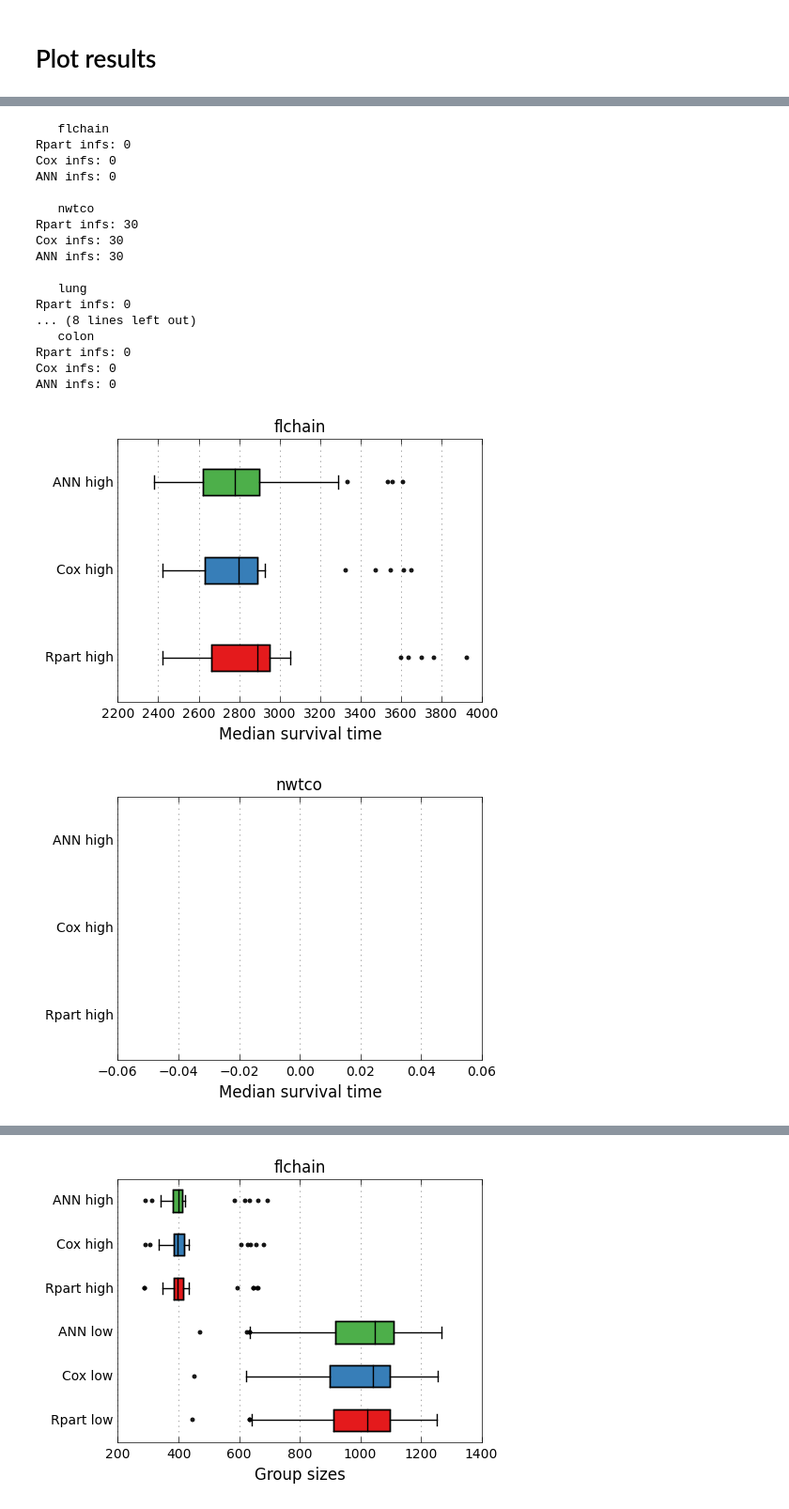
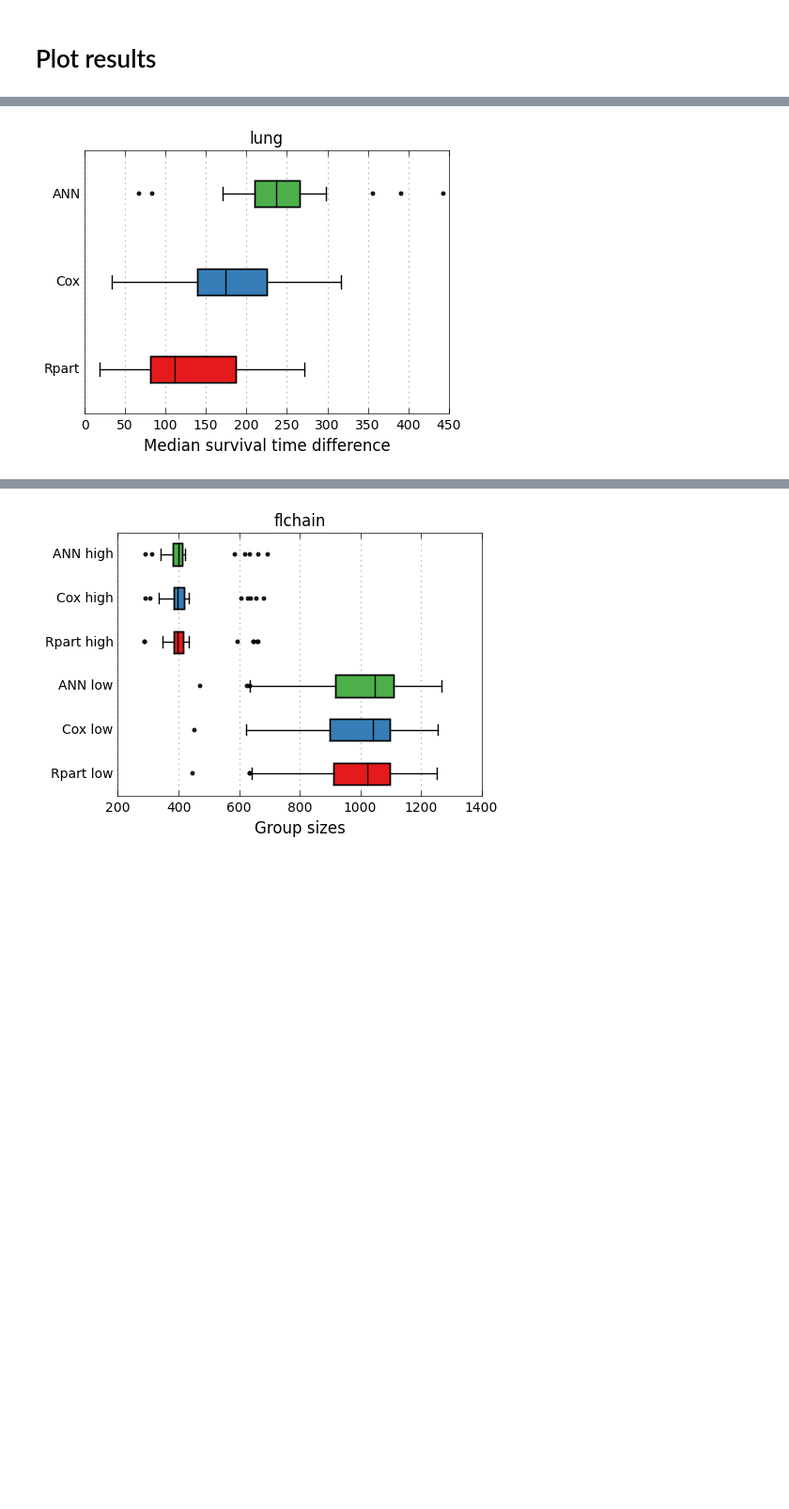
Before and after one commit to spacecowboy/article-annriskgroups-source, a Jupyter notebook: CrossVal.ipynb, the cells around one changed output, grey strips where cells are left out. Shown at 94% size. Saved outputs shown, nothing was run; the diff lists cells and outputs as text; code cells hidden in the pictures; blank space fills up the shorter version.

Commit message:
Median surv time diff
Signed-off-by: Jonas Kalderstam <jonas@kalderstam.se>

```diff
--- a/CrossVal.ipynb
+++ b/CrossVal.ipynb
@@ -257,16 +379,14 @@ for i in range(1, 7):
 # %%
-# Median survival
+# Median survival difference, only applicable to lung
 for dname, _df in datasets.items():
-    labels = [n + " high" for n in ['Rpart', 'Cox', 'ANN']]
+    if dname != 'lung':
+        continue
 
     rpart_box = []
     cox_box = []
     ann_box = []
 
-    # Also keep track of when no median can be calculated
-    ann_inf = 0
-    cox_inf = 0
-    rpart_inf = 0
+    labels = [n for n in ['Rpart', 'Cox', 'ANN']]
 
     n = _df.shape[0]
 
@@ -303,67 +423,63 @@ for dname, _df in datasets.items():
             kmf.fit(T_actual[members],
                     E_actual[members],
                     label=None)
 
-            if np.isinf(kmf.median_):
-                rpart_inf += 1
-            else:
-                rpart_box.append(kmf.median_)
+            high_median = kmf.median_
+
+            members = (rpart_preds == 'low').values.ravel()
+            kmf.fit(T_actual[members],
+                    E_actual[members],
+                    label=None)
+
+            low_median = kmf.median_
+
+            rpart_box.append(low_median - high_median)
 
             ## Cox
             cox_preds = cox_val_preds[dname][rep][i-1]
             members = (cox_preds == 'high').values.ravel()
 
             kmf.fit(T_actual[members],
                     E_actual[members],
                     label=None)
 
-            if np.isinf(kmf.median_):
-                cox_inf += 1
-            else:
-                cox_box.append(kmf.median_)
+            high_median = kmf.median_
+
+            members = (cox_preds == 'low').values.ravel()
+
+            kmf.fit(T_actual[members],
+                    E_actual[members],
+                    label=None)
+            low_median = kmf.median_
+
+            cox_box.append(low_median - high_median)
 
             ## ANN
             ann_preds = ann_val_preds[dname][rep][i-1]
             members = (ann_preds == 'high').values.ravel()
 
             kmf.fit(T_actual[members],
                     E_actual[members],
                     label=None)
 
-            if np.isinf(kmf.median_):
-                ann_inf += 1
-            else:
-                ann_box.append(kmf.median_)
+            high_median = kmf.median_
 
-    print("\n  ", dname)
-    print("Rpart infs:", rpart_inf)
-    print("Cox infs:", cox_inf)
-    print("ANN infs:", ann_inf)
+            members = (ann_preds == 'low').values.ravel()
+
+            kmf.fit(T_actual[members],
+                    E_actual[members],
+                    label=None)
+
+            low_median = kmf.median_
+
+            ann_box.append(low_median - high_median)
 
     plt.figure()
     #fig = plt.figure(figsize=(2.5, 2.0))
     plt.title(dname)
     plt.boxplot([rpart_box, cox_box, ann_box],
                 labels=labels, vert=False, colors=plt.colors[:3])
-    plt.xlabel("Median survival time")
-    savefig("crossval-{}-median".format(dname))
+    plt.xlabel("Median survival time difference")
+    savefig("crossval-{}-mediandiff".format(dname))
 # %% [output]
-   flchain
-Rpart infs: 0
-Cox infs: 0
-ANN infs: 0
-
-   nwtco
-Rpart infs: 30
-Cox infs: 30
-ANN infs: 30
-
-   lung
-Rpart infs: 0
-... (8 lines left out)
-   colon
-Rpart infs: 0
-Cox infs: 0
-ANN infs: 0
-[figure, old version]
+[figure, new version]
-[figure, removed]
```
Also changed, not shown: parts of 2 cells of this notebook.
